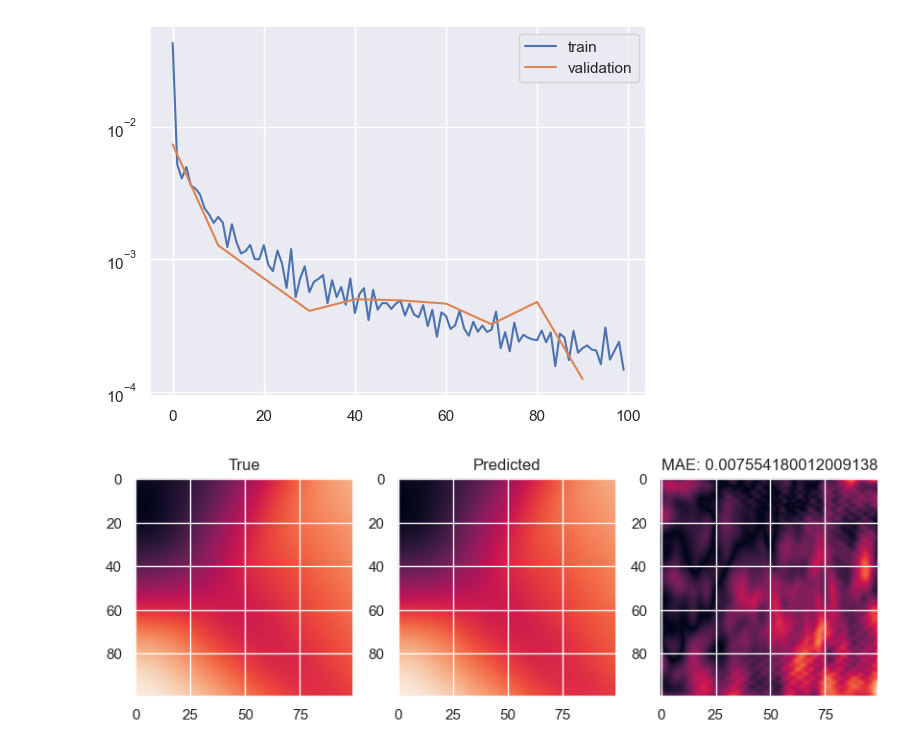
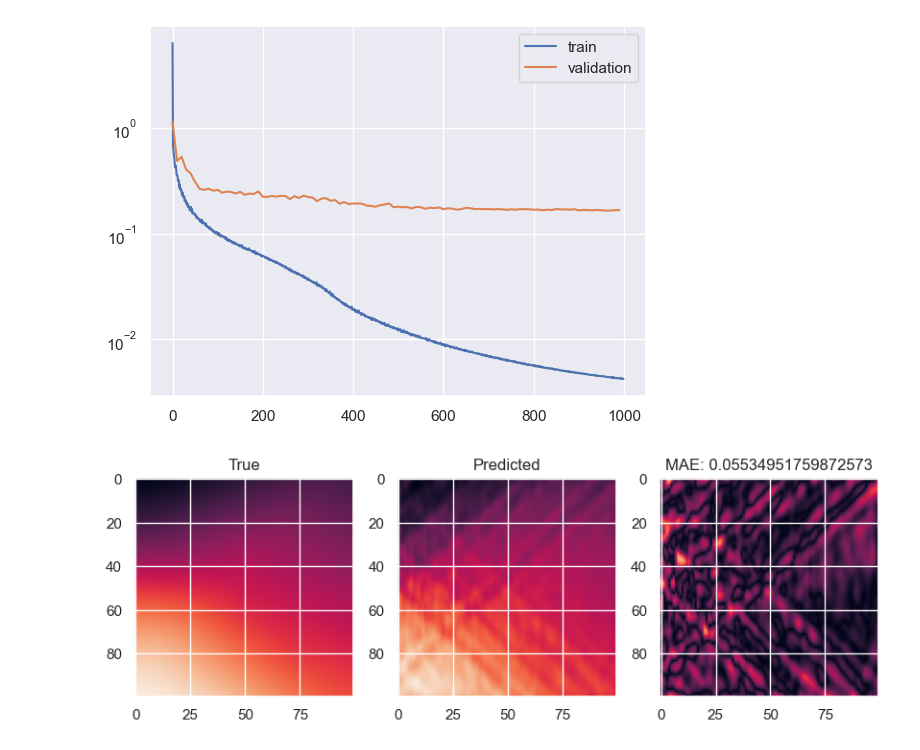
Before and after one commit to sandorfoldi/deeponet, a Jupyter notebook: notebooks/st_model_training.ipynb, the cells around one changed output. Saved outputs shown, nothing was run; the diff lists cells and outputs as text; code cells hidden in the pictures.

Commit message:
Training CNN on diverse initial condition dataset

```diff
--- a/notebooks/st_model_training.ipynb
+++ b/notebooks/st_model_training.ipynb
@@ -39,15 +39,15 @@ def save_results(losses, foldername, filename):
 # 100 sensors for each IC
 # 100 random spacetime points for each IC
 # 100 targets - 1 for each spacetime point
-paths = glob(root + '/data/training2/*.npy')
+paths = glob(root + '/data/training/*.npy')
 ds_train, ds_valid = get_wave_datasets(paths)
 # %%
 # Train large model
 #model = DeepONet(100, 1024, 1024)
 model = DeepONetCNN(100, 128, 128)
 optimizer = torch.optim.Adam(model.parameters(), lr=1e-3)
-lr_scheduler = torch.optim.lr_scheduler.ExponentialLR(optimizer=optimizer, gamma=.995)
-epochs = 100
+lr_scheduler = torch.optim.lr_scheduler.ExponentialLR(optimizer=optimizer, gamma=.997)
+epochs = 1000
 batch_size = 100
 loss_function = torch.nn.MSELoss()
 
@@ -115,6 +115,6 @@ plt.semilogy(np.arange(0, epochs, 10), epoch_validation_losses, label='validatio
 plt.legend()
 plt.show()
 # %% [output]
-[figure, old version]
+[figure, new version]
 # %%
 # Save model
@@ -135,32 +135,32 @@ def predict_trajectories(model, dataset):
     XT = np.meshgrid(xs, ts)
     trunk_input = torch.from_numpy(np.vstack([XT[0].ravel(), XT[1].ravel()]).T).float()
     branch_input = torch.from_numpy(us).float()
 
     model.eval()
     deep_output = np.zeros_like(ys)
 
     with torch.no_grad():
         for i, xt in enumerate(trunk_input):
             j = i // 100
             deep_output[i % 100, j] = model(branch_input.unsqueeze(0), xt.unsqueeze(0)).item()
 
     return deep_output
 
-dataset = np.load(root + '/data/training2/900.npy', allow_pickle=True)
+dataset = np.load(root + '/data/training/990.npy', allow_pickle=True)
 true_y = dataset['y'][0]
 trajectories = predict_trajectories(model, dataset)
 
 error = np.abs(true_y - trajectories)
 mae = np.mean(error)
 
 # Plot trajectories
 fig, ax = plt.subplots(1, 3, figsize=(10, 10))
 ax[0].imshow(true_y)
 ax[0].set_title('True')
 ax[1].imshow(trajectories)
 ax[1].set_title('Predicted')
 ax[2].imshow(error)
 ax[2].set_title('MAE: {}'.format(mae))
 plt.show()
 # %% [output]
-[figure, old version]
+[figure, new version]
```
Also changed, not shown: parts of 4 cells of this notebook, 3 other files.
